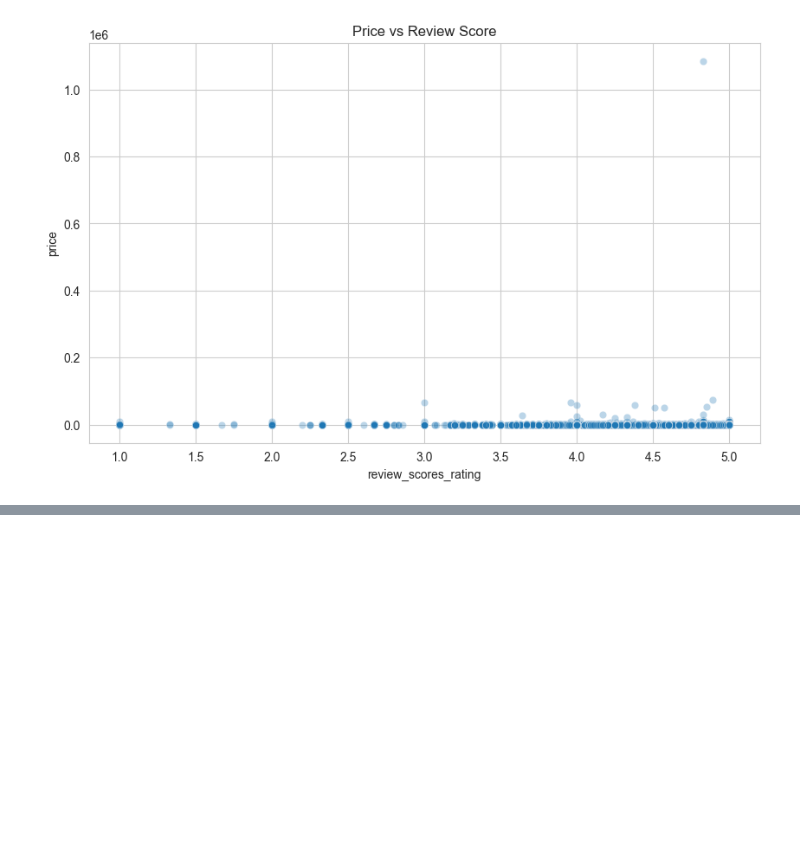
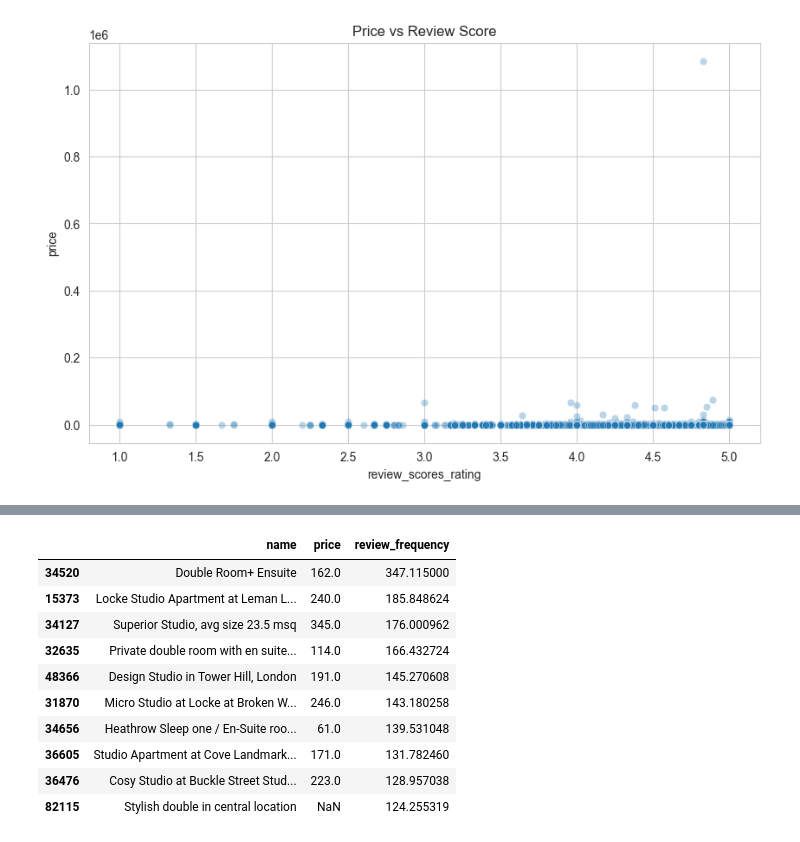
Before and after one commit to FathimaNafra/airbnb-data-engineering-project, a Jupyter notebook: notebooks/eda.ipynb, the cells around one changed output, grey strips where cells are left out. Drawn from its saved outputs; the diff is of its cells as text; code cells hidden in the pictures; blank space fills up the shorter version.

```diff
--- a/notebooks/eda.ipynb
+++ b/notebooks/eda.ipynb
@@ -720,0 +737,24 @@ plt.show()
+# %%
+#High Demand Listings
+master[
+    [
+        "name",
+        "price",
+        "review_frequency"
+    ]
+].sort_values(
+    "review_frequency",
+    ascending=False
+).head(10)
+# %% [output]
+|  | name | price | review_frequency |
+| 34520 | Double Room+ Ensuite | 162.0 | 347.115000 |
+| 15373 | Locke Studio Apartment at Leman L... | 240.0 | 185.848624 |
+| 34127 | Superior Studio, avg size 23.5 msq | 345.0 | 176.000962 |
+| 32635 | Private double room with en suite... | 114.0 | 166.432724 |
+| 48366 | Design Studio in Tower Hill, London | 191.0 | 145.270608 |
+| 31870 | Micro Studio at Locke at Broken W... | 246.0 | 143.180258 |
+| 34656 | Heathrow Sleep one / En-Suite roo... | 61.0 | 139.531048 |
+| 36605 | Studio Apartment at Cove Landmark... | 171.0 | 131.782460 |
+| 36476 | Cosy Studio at Buckle Street Stud... | 223.0 | 128.957038 |
+| 82115 | Stylish double in central location | NaN | 124.255319 |
```
Also changed, not shown: parts of 1 cell of this notebook.
